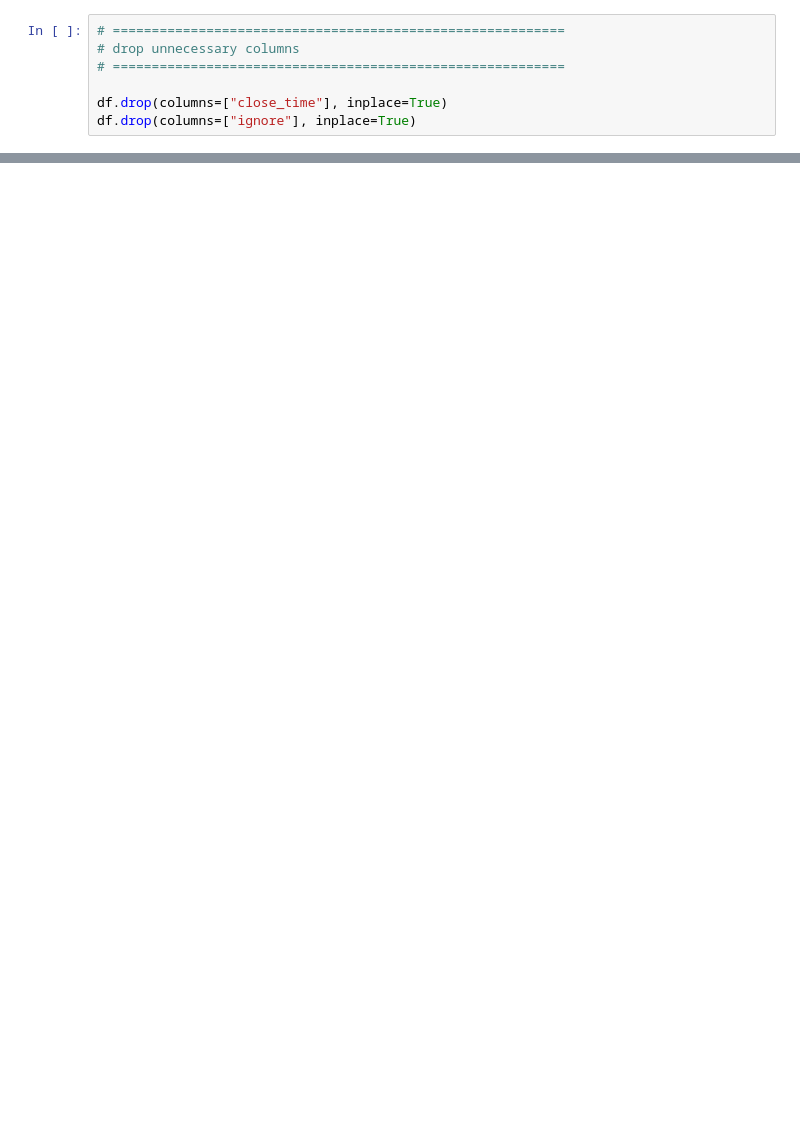
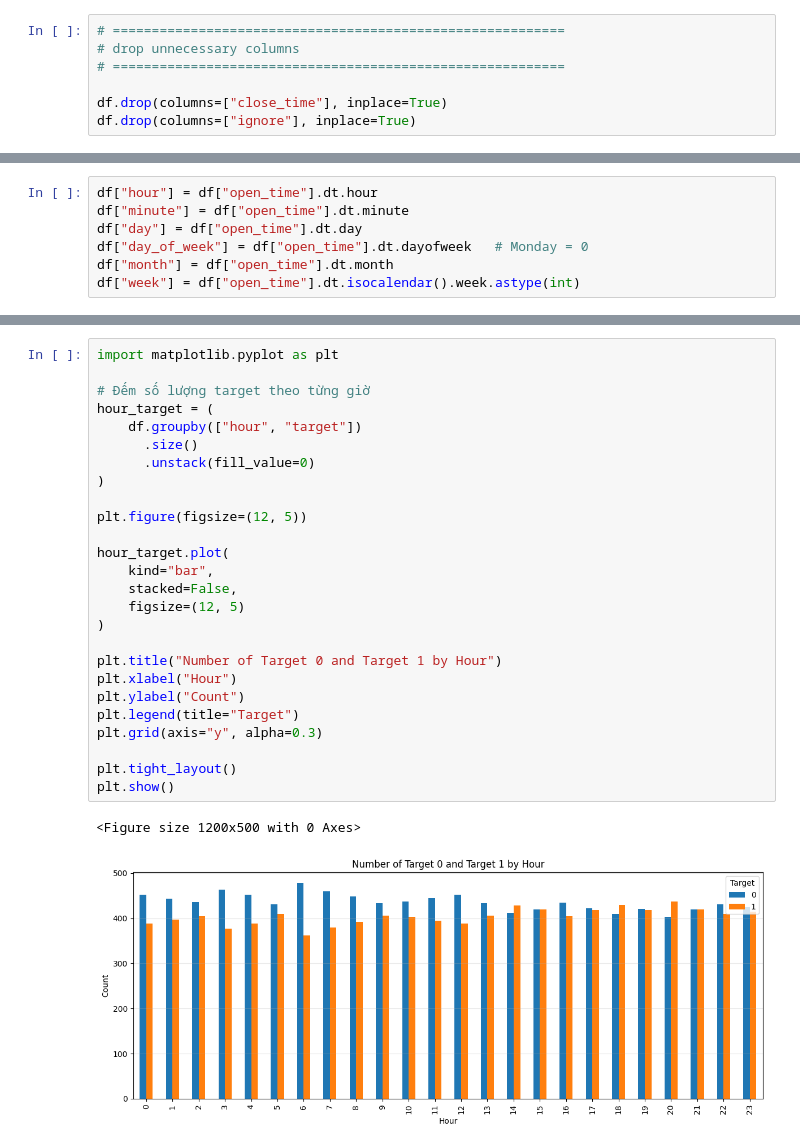
Before and after one commit to nguyenhoanghuy34/market-risk-classification, a Jupyter notebook: notebooks/feature_engineering.ipynb, the cells around one changed output, grey strips where cells are left out. Drawn from its saved outputs; the diff is of its cells as text; blank space fills up the shorter version.

```diff
--- a/notebooks/feature_engineering.ipynb
+++ b/notebooks/feature_engineering.ipynb
@@ -39,0 +74,7 @@ df.drop(columns=["ignore"], inplace=True)
+# %%
+df["hour"] = df["open_time"].dt.hour
+df["minute"] = df["open_time"].dt.minute
+df["day"] = df["open_time"].dt.day
+df["day_of_week"] = df["open_time"].dt.dayofweek   # Monday = 0
+df["month"] = df["open_time"].dt.month
+df["week"] = df["open_time"].dt.isocalendar().week.astype(int)
@@ -39,0 +94,29 @@ df.drop(columns=["ignore"], inplace=True)
+# %%
+import matplotlib.pyplot as plt
+
+# Đếm số lượng target theo từng giờ
+hour_target = (
+    df.groupby(["hour", "target"])
+      .size()
+      .unstack(fill_value=0)
+)
+
+plt.figure(figsize=(12, 5))
+
+hour_target.plot(
+    kind="bar",
+    stacked=False,
+    figsize=(12, 5)
+)
+
+plt.title("Number of Target 0 and Target 1 by Hour")
+plt.xlabel("Hour")
+plt.ylabel("Count")
+plt.legend(title="Target")
+plt.grid(axis="y", alpha=0.3)
+
+plt.tight_layout()
+plt.show()
+# %% [output]
+<Figure size 1200x500 with 0 Axes>
+[figure, added]
```
Also changed, not shown: parts of 6 cells of this notebook.
